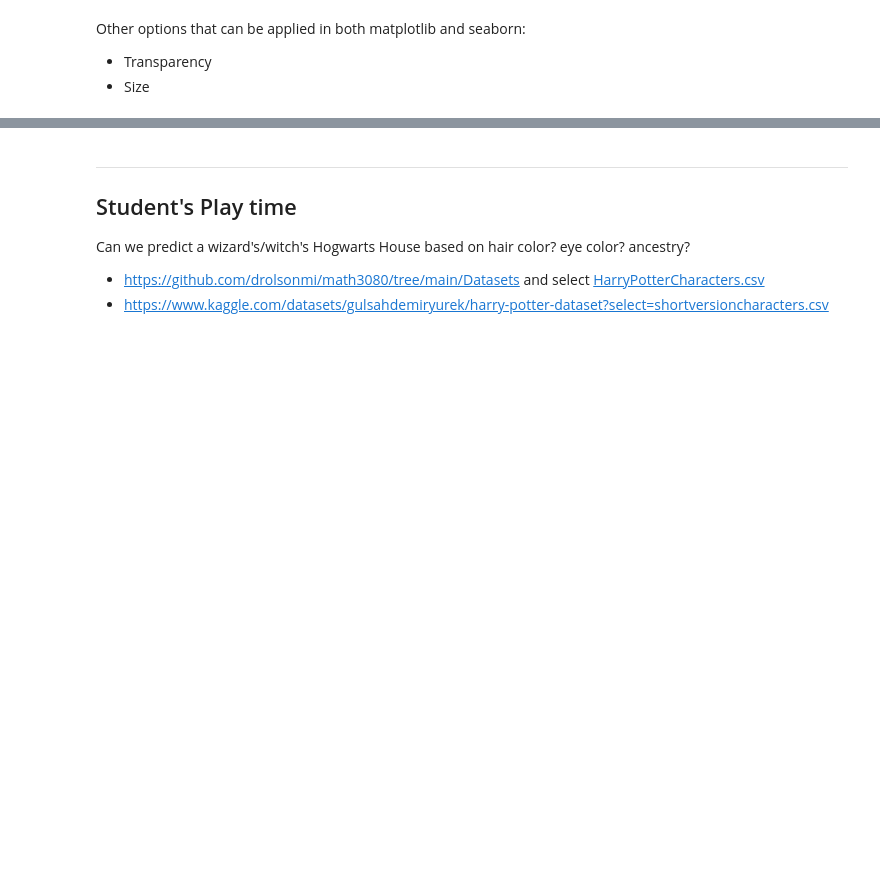
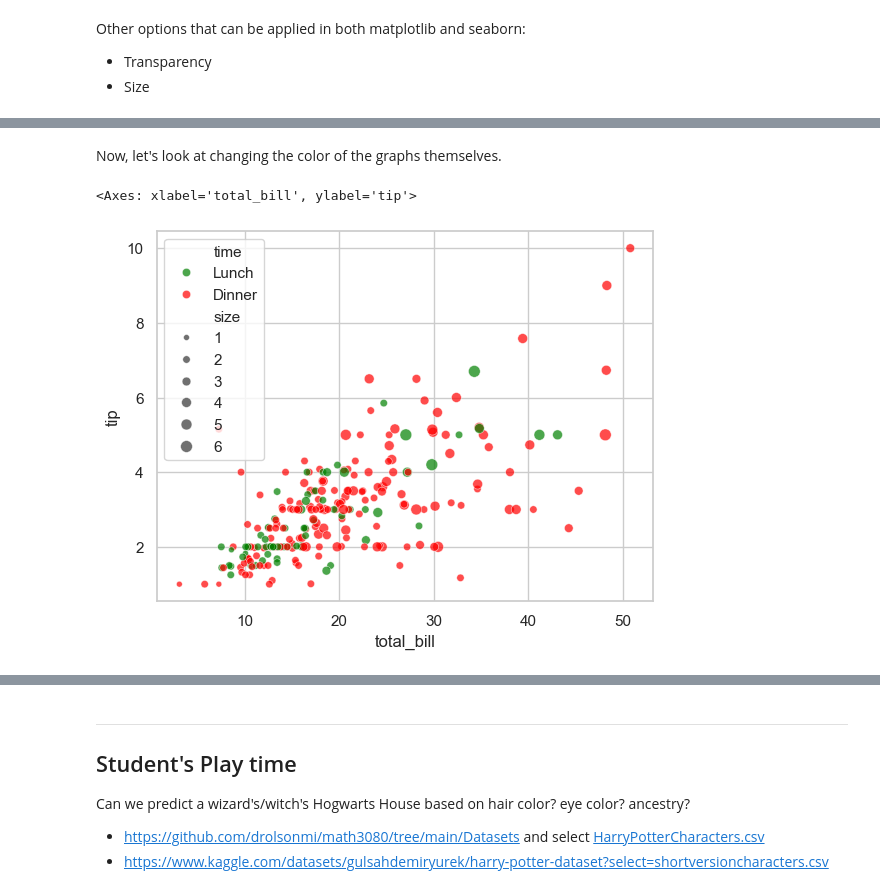
Before and after one commit to drolsonmi/math3080, a Jupyter notebook: Notes/11_Graphing.ipynb, the cells around one changed output, grey strips where cells are left out. Cells and saved outputs as stored; diff of their text form; code cells hidden in the pictures; blank space fills up the shorter version.

```diff
--- a/Notes/11_Graphing.ipynb
+++ b/Notes/11_Graphing.ipynb
@@ -243,0 +263,8 @@ plt.show()
+# %% [markdown]
+Now, let's look at changing the color of the graphs themselves.
+# %%
+sns.scatterplot(data=tips, x='total_bill', y='tip', hue='time',
+                alpha=0.7, size='size', palette=['green','red'])
+# %% [output]
+<Axes: xlabel='total_bill', ylabel='tip'>
+[figure, added]
```
Also changed, not shown: parts of 60 cells of this notebook.
